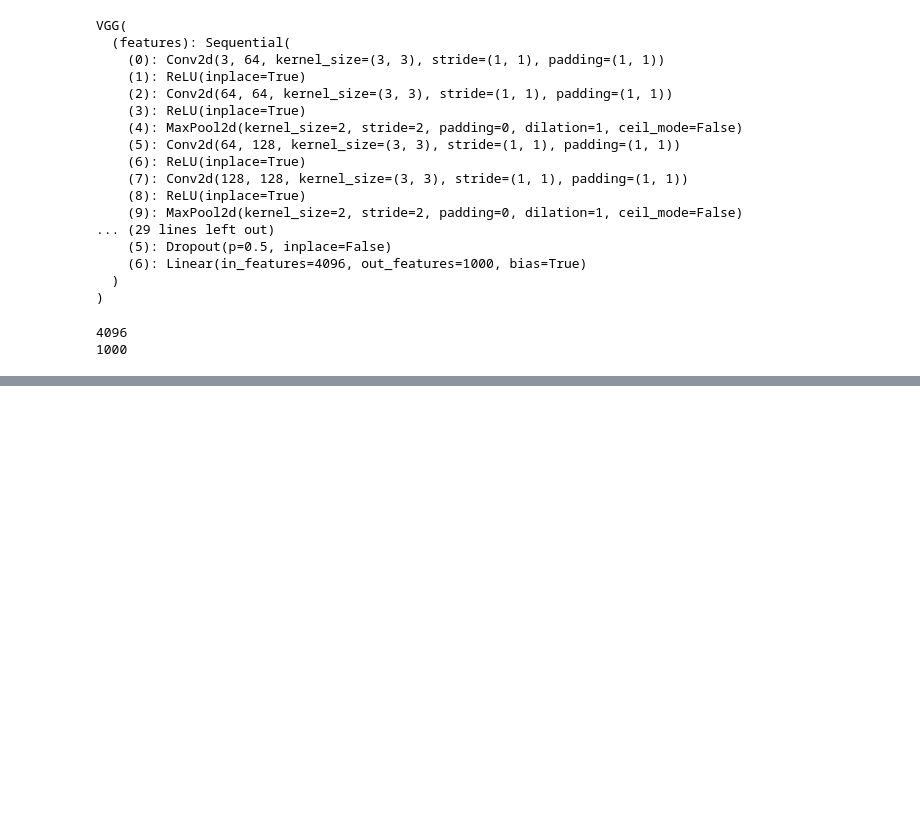
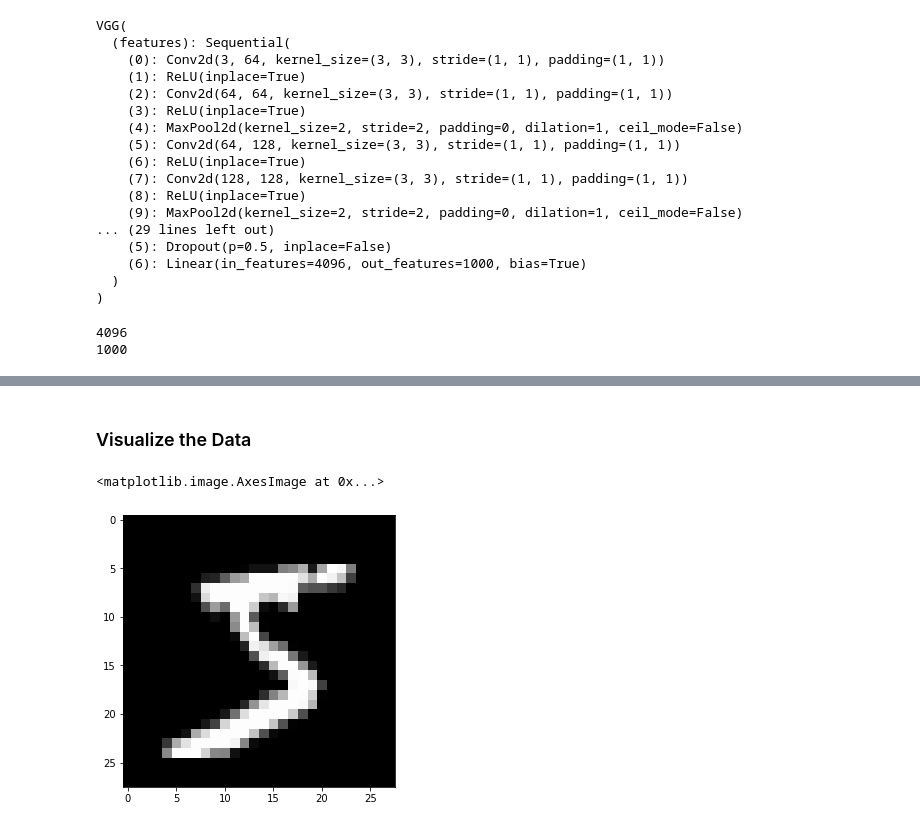
Before and after one commit to gwillig/maschine-learning-notebooks-for-interns, a Jupyter notebook: example.ipynb, the cells around one changed output, grey strips where cells are left out. Saved outputs shown, nothing was run; the diff lists cells and outputs as text; code cells hidden in the pictures; blank space fills up the shorter version.

```diff
--- a/example.ipynb
+++ b/example.ipynb
@@ -1598,0 +1615,14 @@ for param in vgg16.features.parameters():
+# %%
+import torch
+import numpy as np
+from torchvision import datasets
+import torchvision.transforms as transforms
+
+# convert data to torch.FloatTensor
+transform = transforms.ToTensor()
+
+# load the training and test datasets
+train_data = datasets.MNIST(root='data', train=True,
+                                   download=True, transform=transform)
+test_data = datasets.MNIST(root='data', train=False,
+                                  download=True, transform=transform)
@@ -1598,0 +1641,30 @@ for param in vgg16.features.parameters():
+# %%
+# Create training and test dataloaders
+
+num_workers = 0
+# how many samples per batch to load
+batch_size = 20
+
+# prepare data loaders
+train_loader = torch.utils.data.DataLoader(train_data, batch_size=batch_size, num_workers=num_workers)
+test_loader = torch.utils.data.DataLoader(test_data, batch_size=batch_size, num_workers=num_workers)
+# %% [markdown]
+### Visualize the Data
+# %%
+import matplotlib.pyplot as plt
+%matplotlib inline
+
+# obtain one batch of training images
+dataiter = iter(train_loader)
+images, labels = dataiter.next()
+images = images.numpy()
+
+# get one image from the batch
+img = np.squeeze(images[0])
+
+fig = plt.figure(figsize = (5,5))
+ax = fig.add_subplot(111)
+ax.imshow(img, cmap='gray')
+# %% [output]
+<matplotlib.image.AxesImage at 0x...>
+[figure, added]
```
Also changed, not shown: parts of 10 cells of this notebook.
